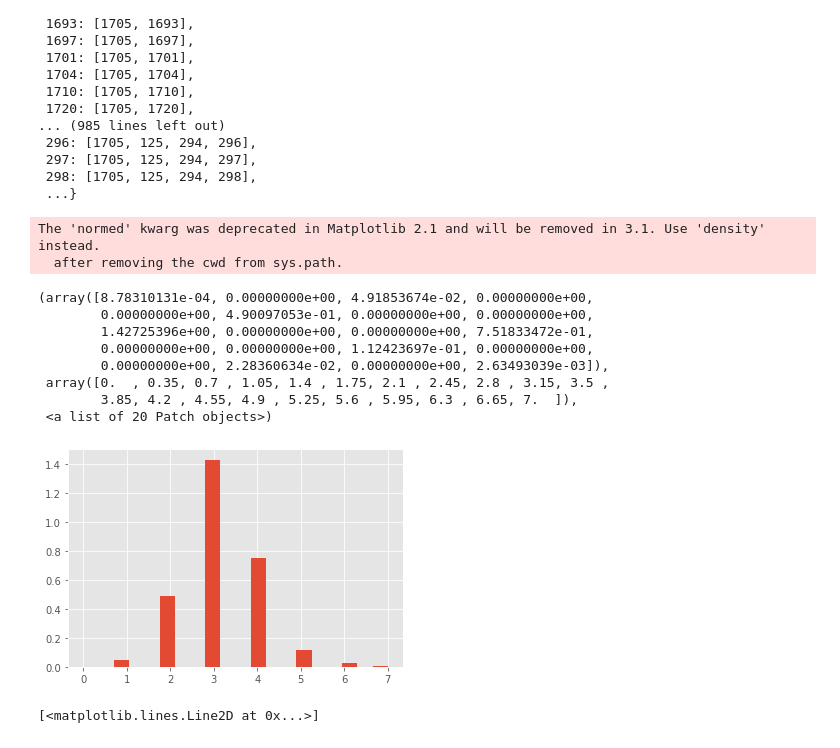
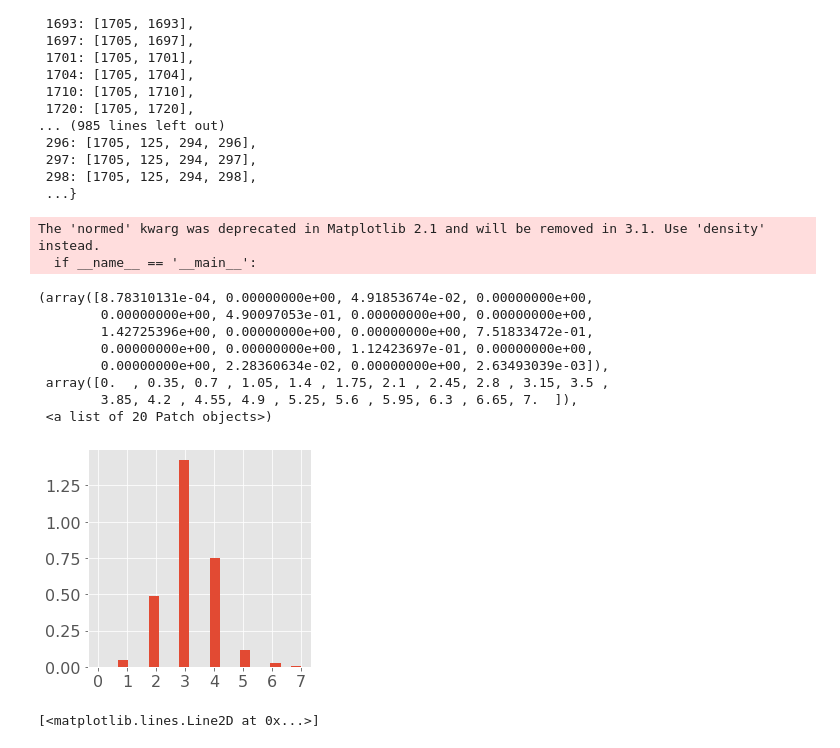
Before and after one commit to everyxs/NavigationMDP, a Jupyter notebook: code.ipynb, the cells around one changed output. Cells and saved outputs as stored; diff of their text form; code cells hidden in the pictures.

```diff
--- a/code.ipynb
+++ b/code.ipynb
@@ -391,21 +391,26 @@ path
  ...}
 # %%
 histogram = []
+
 for value in path.values():
     histogram.append(len(value)-1)
+
+plt.figure(figsize=(4,4))
+plt.rc('font', size=16)
+plt.xticks(range(10))
 plt.hist(histogram, normed=True, bins=20)
 # %% [output]
 The 'normed' kwarg was deprecated in Matplotlib 2.1 and will be removed in 3.1. Use 'density' instead.
-  after removing the cwd from sys.path.
+  if __name__ == '__main__':
 (array([8.78310131e-04, 0.00000000e+00, 4.91853674e-02, 0.00000000e+00,
         0.00000000e+00, 4.90097053e-01, 0.00000000e+00, 0.00000000e+00,
         1.42725396e+00, 0.00000000e+00, 0.00000000e+00, 7.51833472e-01,
         0.00000000e+00, 0.00000000e+00, 1.12423697e-01, 0.00000000e+00,
         0.00000000e+00, 2.28360634e-02, 0.00000000e+00, 2.63493039e-03]),
  array([0.  , 0.35, 0.7 , 1.05, 1.4 , 1.75, 2.1 , 2.45, 2.8 , 3.15, 3.5 ,
         3.85, 4.2 , 4.55, 4.9 , 5.25, 5.6 , 5.95, 6.3 , 6.65, 7.  ]),
  <a list of 20 Patch objects>)
-[figure, old version]
+[figure, new version]
 # %%
 plt.plot(histogram)
 # %% [output]
```
Also changed, not shown: parts of 20 cells of this notebook.
